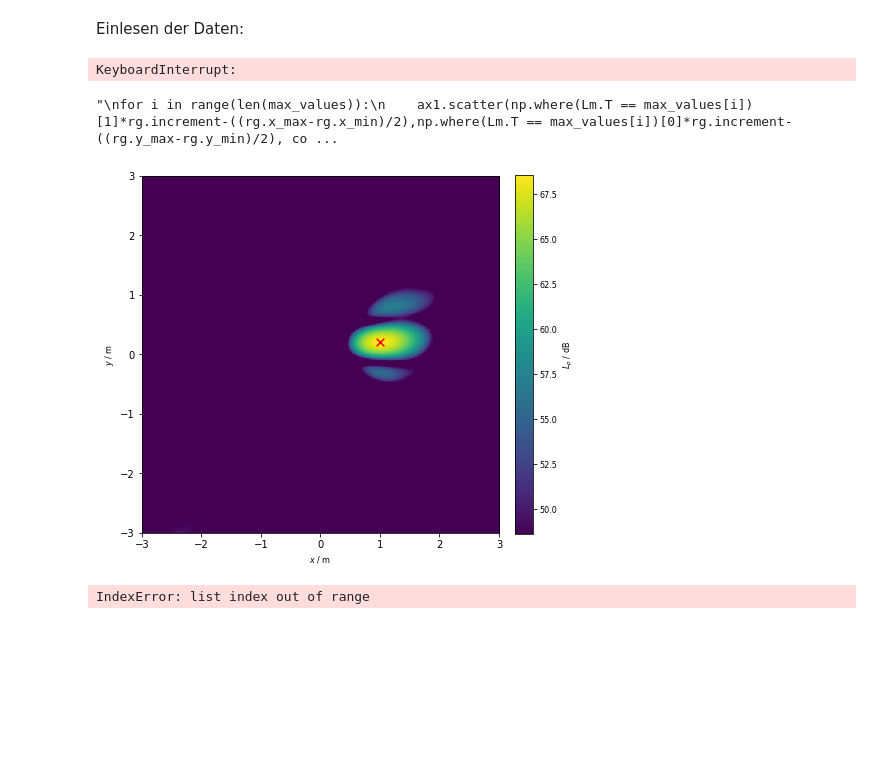
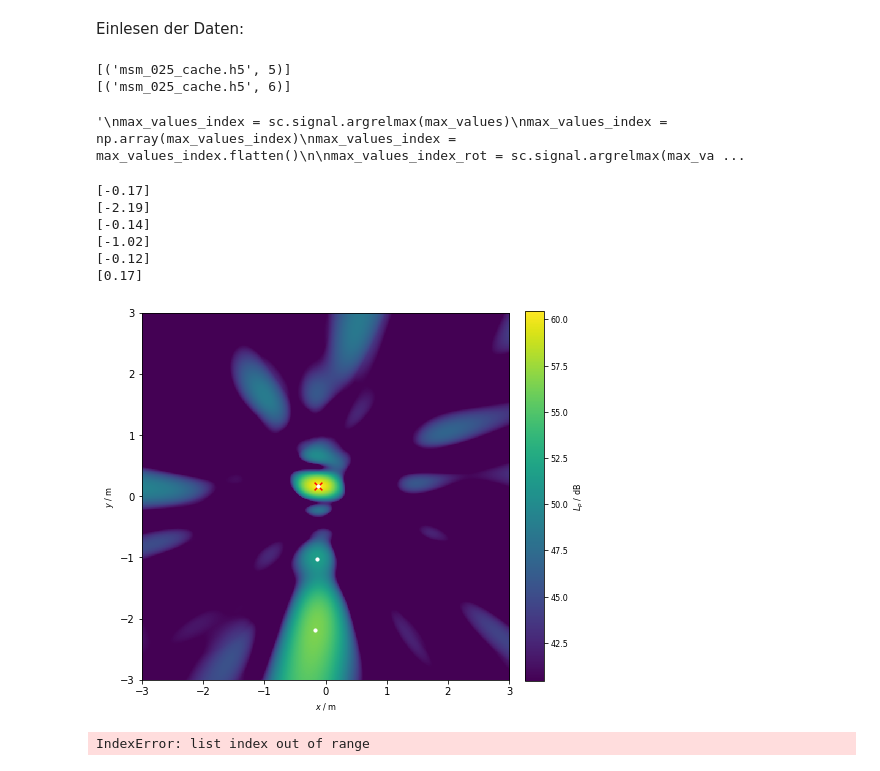
Before and after one commit to AdiBugaddi/MAP_eval, a Jupyter notebook: Auswertungsskript.ipynb, the cells around one changed output. Drawn from its saved outputs; the diff is of its cells as text; code cells hidden in the pictures; blank space fills up the shorter version.

Commit message:
y single layer plane plot working with cheap (adi version) max L_p calculation

```diff
--- a/Auswertungsskript.ipynb
+++ b/Auswertungsskript.ipynb
@@ -87,19 +89,23 @@ st = acoular.SteeringVector( grid=rg,
 
 #Spectrum erstellen:
 ps = acoular.PowerSpectra( time_data=ts,
-                           block_size=128, # Gert empfiehlt ab 4096
+                           block_size=512, # Gert empfiehlt ab 4096
                            freq_range=[1000, 2000],
                            window='Hanning' ) # Für bessere Auflösung hier Block_size erhöhen -> höherer Rechnenaufwand, daher jetzt erstmal mit 128
 
 
 bb = acoular.BeamformerBase( freq_data=ps,
                              steer=st )
+# %%
+Frequenz = 1600
+tolerance = 10
+
+pm = bb.synthetic(Frequenz, 3) # 0=Freq, 1=Okt, 3=Terz
+Lm = acoular.L_p(pm)
+# %% [output]
+[('msm_025_cache.h5', 5)]
+[('msm_025_cache.h5', 6)]
 # %%
-Frequenz = 1600
-tolerance = 10
-
-pm = bb.synthetic(Frequenz, 3) # 0=Freq, 1=Okt, 3=Terz
-Lm = acoular.L_p(pm)
 Lm_rot = np.rot90(Lm)#rotiert Lm um 90 Grad
 
 Lm_max = sc.signal.argrelmax(Lm)
@@ -138,43 +144,50 @@ max_values_index_rot = np.array(max_values_index_rot)
 max_values_index_rot = max_values_index_rot.flatten()
 '''
 # %% [output]
-KeyboardInterrupt:
+'\nmax_values_index = sc.signal.argrelmax(max_values)\nmax_values_index = np.array(max_values_index)\nmax_values_index = max_values_index.flatten()\n\nmax_values_index_rot = sc.signal.argrelmax(max_va ...
 # %%
+
+
 FONTSIZE = 8
 fig, (ax1) = plt.subplots(1,1, figsize=(7,7))
 
 im = ax1.imshow(Lm.T,
             origin='lower',
             vmin=Lm.max()-20,
             extent=rg.extend(),
             interpolation='nearest')  # bicubic vs nearest? -> bicubic beschoenigt
 Lm_max = np.where(Lm == np.amax(Lm))
 ax1.scatter(Lm_max[0]*rg.increment-((rg.x_max-rg.x_min)/2),Lm_max[1]*rg.increment-((rg.y_max-rg.y_min)/2), s = 60, c='red',  marker = 'x')
 
 ax1.set_xticks([-3,-2,-1,0,1,2,3])
 ax1.set_yticks([-3,-2,-1,0,1,2,3])
 ax1.set_xlabel('$x$ / m',fontsize=FONTSIZE)
 ax1.set_ylabel('$y$ / m',fontsize=FONTSIZE)
 cbar = fig.colorbar(im,fraction=0.046, pad=0.04)
 cbar.ax.tick_params(labelsize=FONTSIZE)
 cbar.set_label('$L_p$ / dB', fontsize=FONTSIZE)
 
 '''
 for i in range(len(max_values)):
     ax1.scatter(np.where(Lm.T == max_values[i])[1]*rg.increment-((rg.x_max-rg.x_min)/2),np.where(Lm.T == max_values[i])[0]*rg.increment-((rg.y_max-rg.y_min)/2), color='red', s = 5)
 for i in range(len(max_values_rot)):
     ax1.scatter(np.where(Lm.T == max_values_rot[i])[1]*rg.increment-((rg.x_max-rg.x_min)/2),np.where(Lm.T == max_values_rot[i])[0]*rg.increment-((rg.y_max-rg.y_min)/2), color='white', s = 5)
 '''
-#for i in range(len(max_pegel)):
-#    ax1.scatter(np.where(Lm.T == max_pegel[i])[1]*rg.increment-((rg.x_max-rg.x_min)/2),np.where(Lm.T == max_pegel[i])[0]*rg.increment-((rg.y_max-rg.y_min)/2), color='white', s = 10)
-#    print(np.where(Lm.T == max_pegel[i])[1]*rg.increment-((rg.x_max-rg.x_min)/2))
-#    print(np.where(Lm.T == max_pegel[i])[0]*rg.increment-((rg.y_max-rg.y_min)/2))
-#fig.tight_layout()
+for i in range(len(max_pegel)):
+    ax1.scatter(np.where(Lm.T == max_pegel[i])[1]*rg.increment-((rg.x_max-rg.x_min)/2),np.where(Lm.T == max_pegel[i])[0]*rg.increment-((rg.y_max-rg.y_min)/2), color='white', s = 10)
+    print(np.where(Lm.T == max_pegel[i])[1]*rg.increment-((rg.x_max-rg.x_min)/2))
+    print(np.where(Lm.T == max_pegel[i])[0]*rg.increment-((rg.y_max-rg.y_min)/2))
+fig.tight_layout()
 #plt.savefig('Plots/Abstract/%s_terz5000Hz.pdf'%ts.name[14:21], dpi = 300, format='pdf')
 #plt.savefig('Plots/Abstract/013_terz1600Hz_simuliert.pdf', dpi = 300, format='pdf')
 # %% [output]
-"\nfor i in range(len(max_values)):\n    ax1.scatter(np.where(Lm.T == max_values[i])[1]*rg.increment-((rg.x_max-rg.x_min)/2),np.where(Lm.T == max_values[i])[0]*rg.increment-((rg.y_max-rg.y_min)/2), co ...
+[-0.17]
+[-2.19]
+[-0.14]
+[-1.02]
+[-0.12]
+[0.17]
-[figure, old version]
+[figure, new version]
 # %%
 '''
 def get_euclidian_dist(x1,y1,x2,y2):
```
Also changed, not shown: parts of 1 cell of this notebook, 1 other file.
